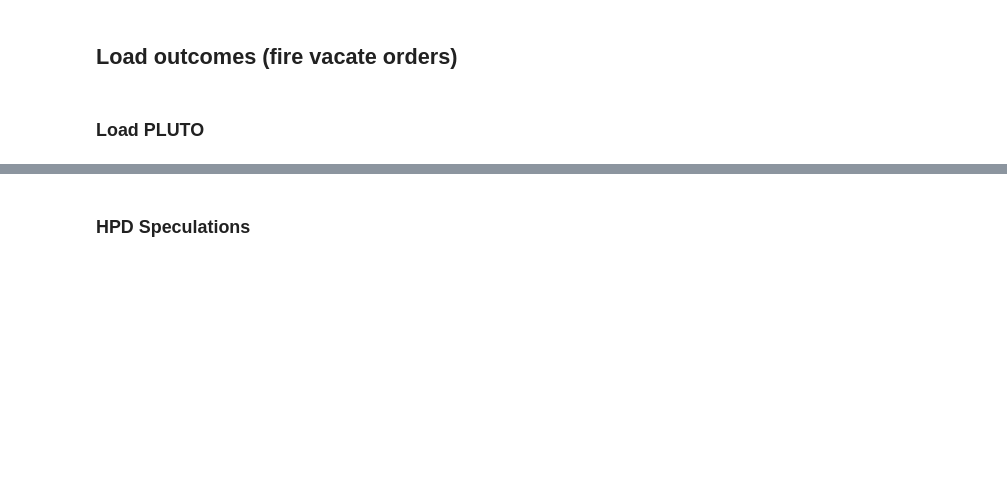
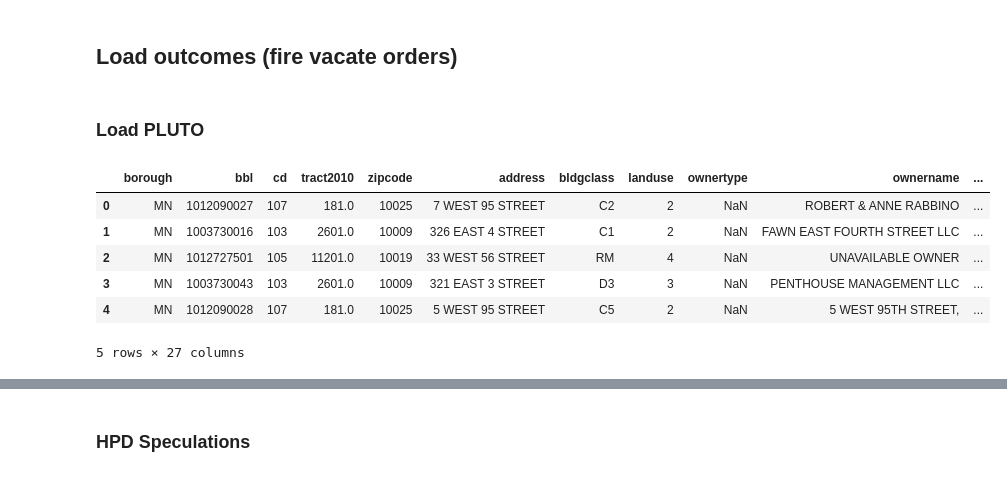
Before and after one commit to KaiElwood/machine-learning-final, a Jupyter notebook: code/01_merge_bbl.ipynb, the cells around one changed output, grey strips where cells are left out. Drawn from its saved outputs; the diff is of its cells as text; code cells hidden in the pictures; blank space fills up the shorter version.

```diff
--- a/code/01_merge_bbl.ipynb
+++ b/code/01_merge_bbl.ipynb
@@ -58,3 +80,14 @@ pluto.head()
+# %%
+pluto["boroct2010"]= pluto["boroct2010"].astype(str)
+pluto.head()
+# %% [output]
+|  | borough | bbl | cd | tract2010 | zipcode | address | bldgclass | landuse | ownertype | ownername | ... |
+| 0 | MN | 1012090027 | 107 | 181.0 | 10025 | 7 WEST 95 STREET | C2 | 2 | NaN | ROBERT & ANNE RABBINO | ... |
+| 1 | MN | 1003730016 | 103 | 2601.0 | 10009 | 326 EAST 4 STREET | C1 | 2 | NaN | FAWN EAST FOURTH STREET LLC | ... |
+| 2 | MN | 1012727501 | 105 | 11201.0 | 10019 | 33 WEST 56 STREET | RM | 4 | NaN | UNAVAILABLE OWNER | ... |
+| 3 | MN | 1003730043 | 103 | 2601.0 | 10009 | 321 EAST 3 STREET | D3 | 3 | NaN | PENTHOUSE MANAGEMENT LLC | ... |
+| 4 | MN | 1012090028 | 107 | 181.0 | 10025 | 5 WEST 95 STREET | C5 | 2 | NaN | 5 WEST 95TH STREET, | ... |
+5 rows × 27 columns
 # %%
 # left join from pluto to capture all properties
 # use df for space constraints
```
Also changed, not shown: parts of 28 cells of this notebook, 4 other files.
